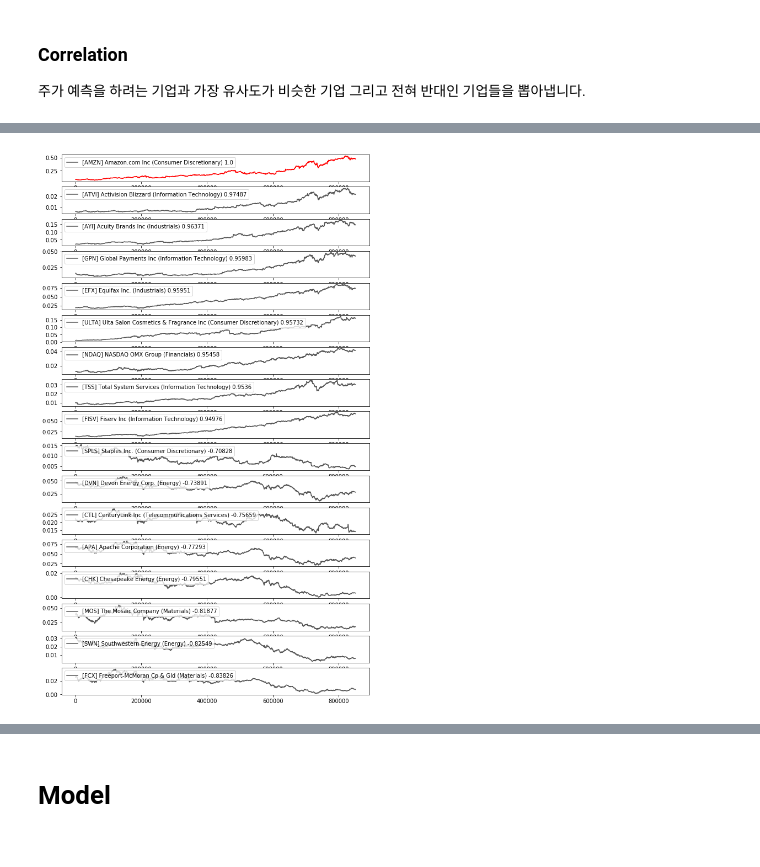
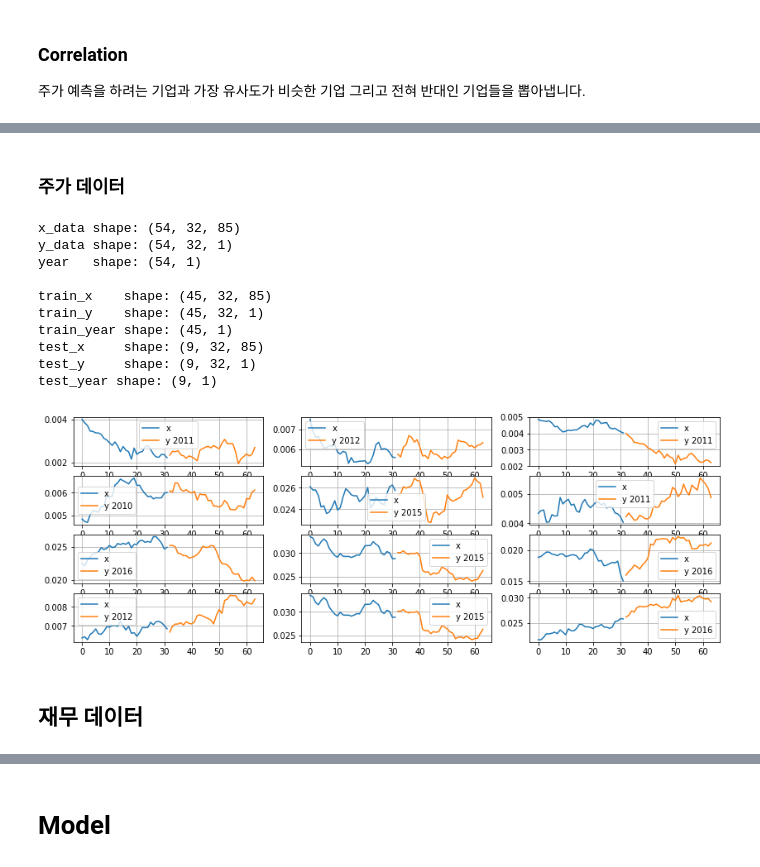
Before and after one commit to AndersonJo/stock-market-prediction, a Jupyter notebook: Kaggle New York Stock Exchange Prediction.ipynb, the cells around one changed output, grey strips where cells are left out. Saved outputs shown, nothing was run; the diff lists cells and outputs as text; code cells hidden in the pictures.

```diff
--- a/Kaggle New York Stock Exchange Prediction.ipynb
+++ b/Kaggle New York Stock Exchange Prediction.ipynb
@@ -272,21 +348,46 @@ y_data shape: (54, 32, 1)
-# %%
-def visualize(selected_companies):
-    companies = selected_companies.copy()
-    companies.insert(0, (COMPANY_SYMBOL, 1.))
-
-    f , plots = subplots(len(companies))
-    f.set_figheight(len(selected_companies) + 2)
-    f.set_figwidth(10)
-    for i, (symbol, corr) in enumerate(companies):
-        company = prices[prices.symbol == symbol]
-        name = securities[securities['Ticker symbol'] == symbol].Security.iloc[0]
-        sector = securities[securities['Ticker symbol'] == symbol]['GICS Sector'].values[0]
-        p = plots[i]
-        line = p.plot(company.close, label=f'[{symbol}] {name} ({sector}) {corr:.5}', color="#555555")[0]
-        p.legend(loc='upper left')
-        if i == 0:
-            line.set_color('red')
-
-visualize(selected_companies)
-# %% [output]
-[figure, removed]
+# %%
+display(HTML('<h3>주가 데이터</h3>'))
+print('x_data shape:', x_data.shape)
+print('y_data shape:', y_data.shape)
+print('year   shape:', year_data.shape)
+print()
+print('train_x    shape:', x_train.shape)
+print('train_y    shape:', y_train.shape)
+print('train_year shape:', year_train.shape)
+print('test_x     shape:', x_test.shape)
+print('test_y     shape:', y_test.shape)
+print('test_year shape:', year_test.shape)
+
+def test_price_data(x, y, years):
+    t_series = range(BATCH_SIZE*2)
+    f, plots = subplots(4, 3)
+    f.set_figheight(5)
+    f.set_figwidth(14)
+    plots = plots.reshape(-1)
+
+    for p in plots:
+        idx = np.random.randint(x.shape[0])
+        year = years[idx][0]
+
+        p.plot(t_series[:BATCH_SIZE], x[idx, :, 4], label=f'x')
+        p.plot(t_series[BATCH_SIZE:], y[idx], label=f'y {year}')
+
+        p.legend()
+        p.grid()
+
+test_price_data(x_data, y_data, year_data)
+# %% [output]
+주가 데이터
+x_data shape: (54, 32, 85)
+y_data shape: (54, 32, 1)
+year   shape: (54, 1)
+
+train_x    shape: (45, 32, 85)
+train_y    shape: (45, 32, 1)
+train_year shape: (45, 1)
+test_x     shape: (9, 32, 85)
+test_y     shape: (9, 32, 1)
+test_year shape: (9, 1)
+[figure, added]
+# %% [markdown]
+## 재무 데이터
```
Also changed, not shown: parts of 23 cells of this notebook.
